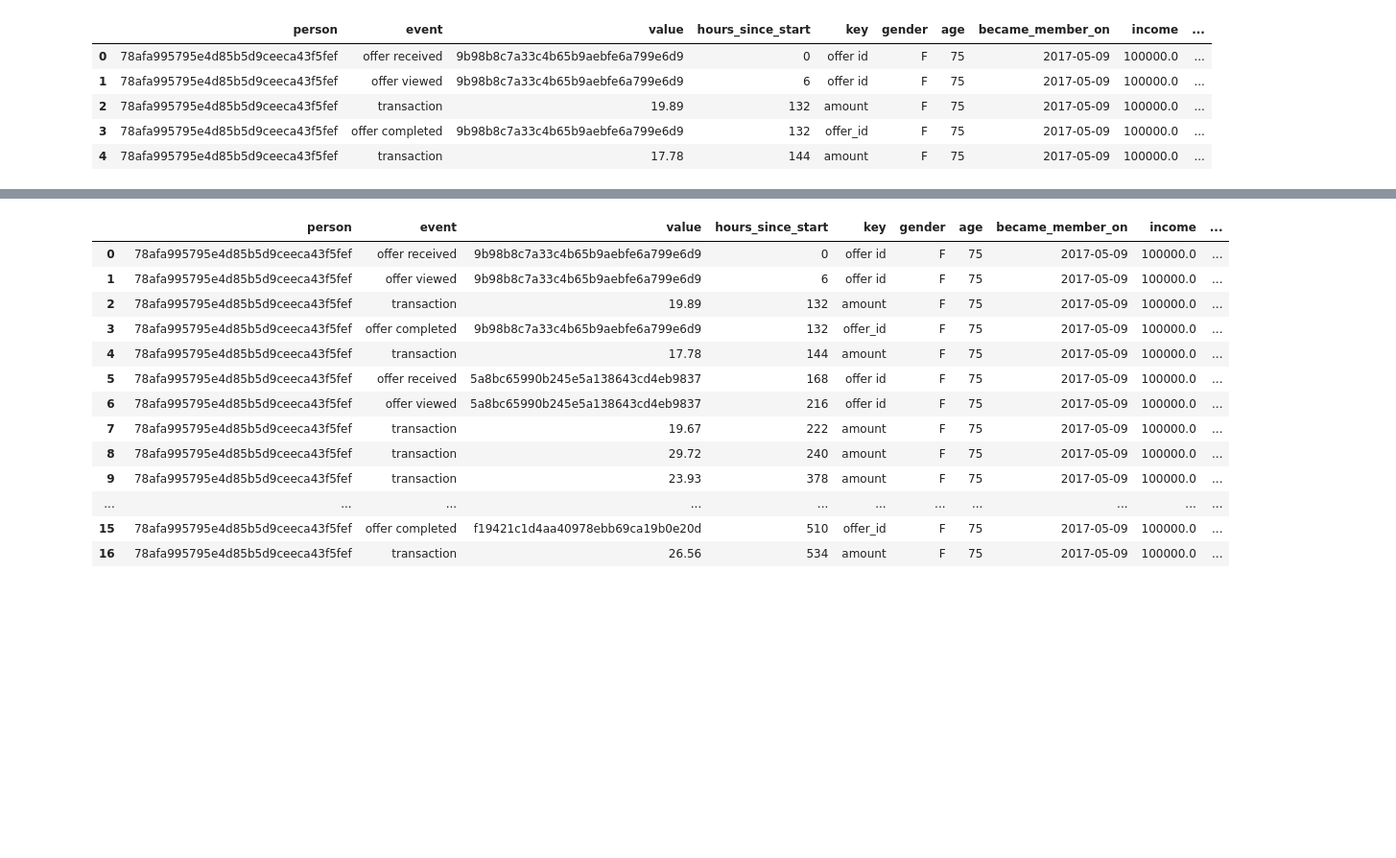
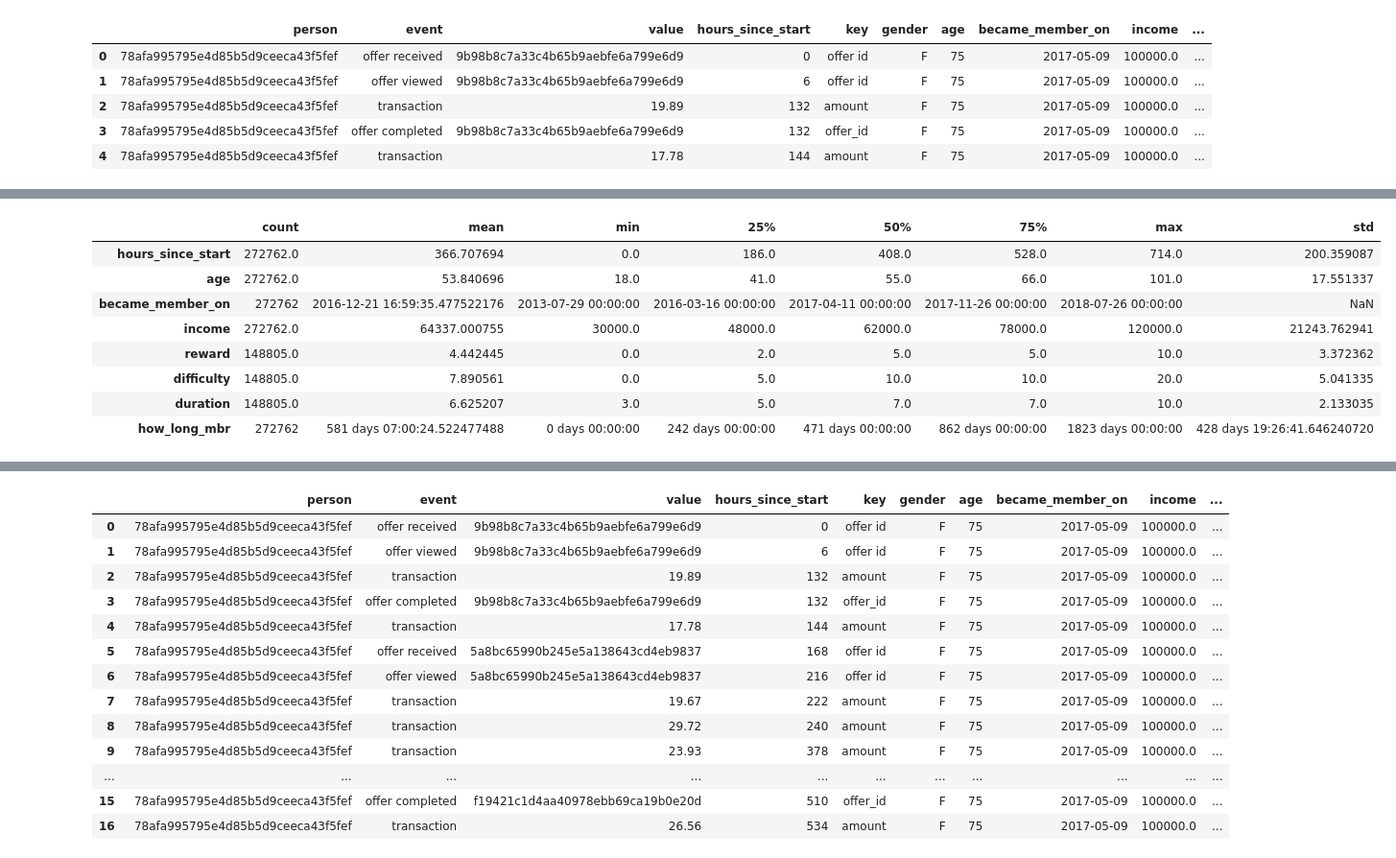
Before and after one commit to gyjong/workplace, a Jupyter notebook: quest_0202/0202_quest_sb.ipynb, the cells around one changed output, grey strips where cells are left out. Shown at 96% size. Drawn from its saved outputs; the diff is of its cells as text; code cells hidden in the pictures; blank space fills up the shorter version.

```diff
--- a/quest_0202/0202_quest_sb.ipynb
+++ b/quest_0202/0202_quest_sb.ipynb
@@ -538,0 +612,12 @@ memory usage: 31.2+ MB
+# %%
+df_final.describe().T
+# %% [output]
+|  | count | mean | min | 25% | 50% | 75% | max | std |
+| hours_since_start | 272762.0 | 366.707694 | 0.0 | 186.0 | 408.0 | 528.0 | 714.0 | 200.359087 |
+| age | 272762.0 | 53.840696 | 18.0 | 41.0 | 55.0 | 66.0 | 101.0 | 17.551337 |
+| became_member_on | 272762 | 2016-12-21 16:59:35.477522176 | 2013-07-29 00:00:00 | 2016-03-16 00:00:00 | 2017-04-11 00:00:00 | 2017-11-26 00:00:00 | 2018-07-26 00:00:00 | NaN |
+| income | 272762.0 | 64337.000755 | 30000.0 | 48000.0 | 62000.0 | 78000.0 | 120000.0 | 21243.762941 |
+| reward | 148805.0 | 4.442445 | 0.0 | 2.0 | 5.0 | 5.0 | 10.0 | 3.372362 |
+| difficulty | 148805.0 | 7.890561 | 0.0 | 5.0 | 10.0 | 10.0 | 20.0 | 5.041335 |
+| duration | 148805.0 | 6.625207 | 3.0 | 5.0 | 7.0 | 7.0 | 10.0 | 2.133035 |
+| how_long_mbr | 272762 | 581 days 07:00:24.522477488 | 0 days 00:00:00 | 242 days 00:00:00 | 471 days 00:00:00 | 862 days 00:00:00 | 1823 days 00:00:00 | 428 days 19:26:41.646240720 |
```
Also changed, not shown: parts of 75 cells of this notebook.
